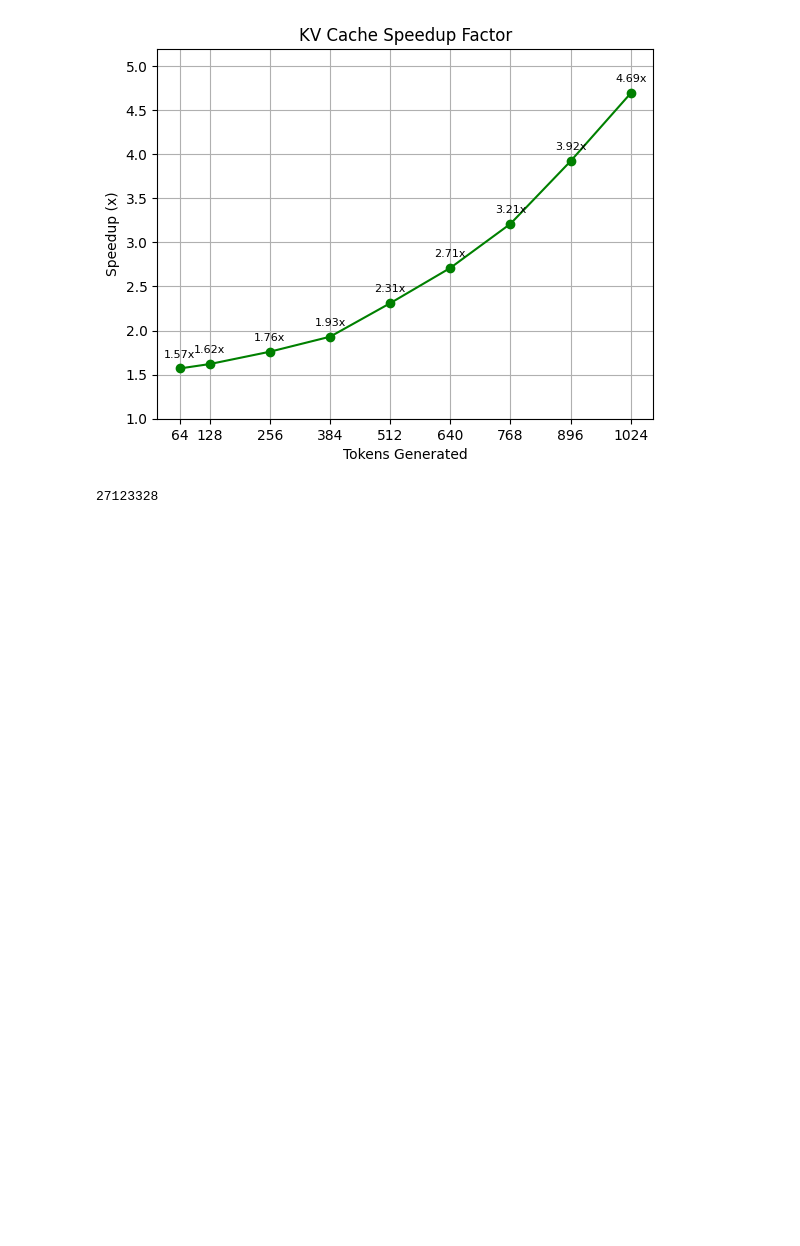
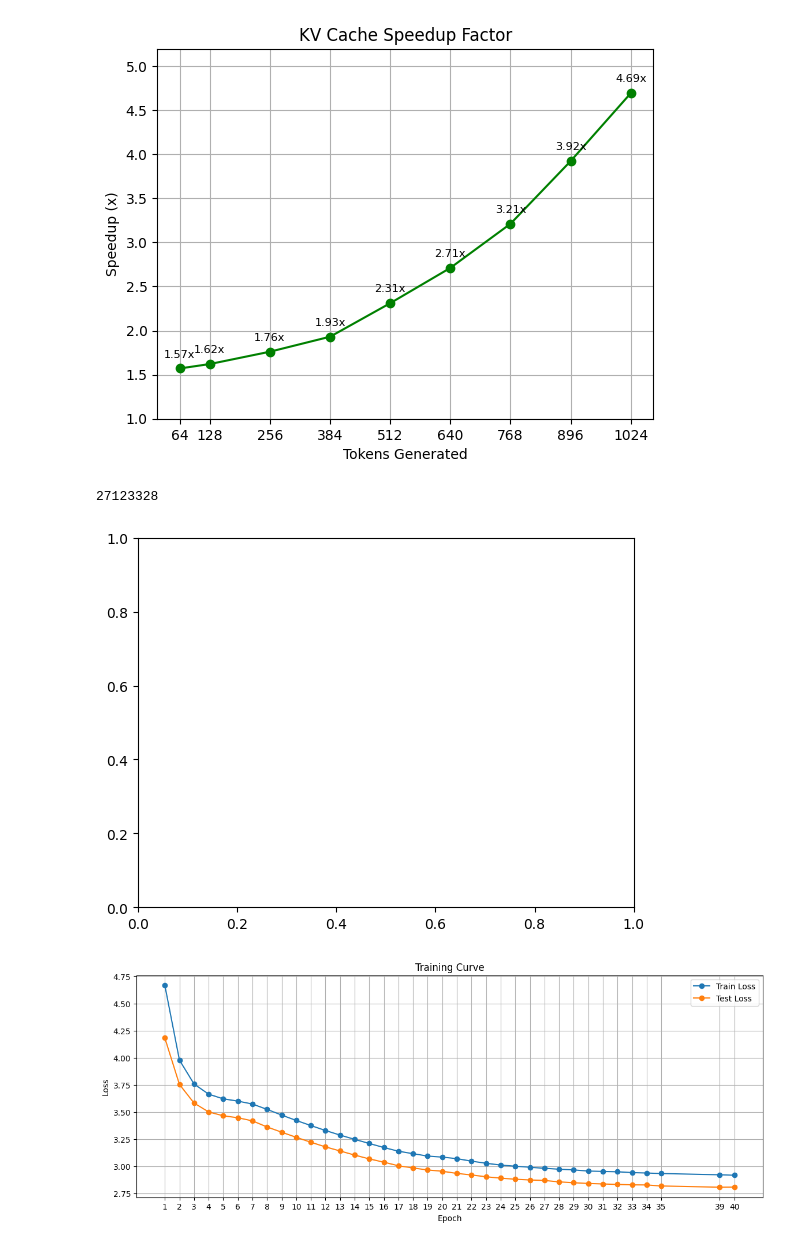
Before and after one commit to Naneet/BlockFormer, a Jupyter notebook: notebooks/blockformer-inference.ipynb, the cells around one changed output. Cells and saved outputs as stored; diff of their text form; code cells hidden in the pictures; blank space fills up the shorter version.

```diff
--- a/notebooks/blockformer-inference.ipynb
+++ b/notebooks/blockformer-inference.ipynb
@@ -308,6 +308,8 @@ class TransformerDecoder(nn.Module):
         if return_cache and kv_cache == None:
             use_cache = True
             kv_cache = [None for _ in range(len(self.layers))]
+        elif kv_cache is not None:
+            use_cache = True
         else:
             use_cache = False
         x = input_ids
@@ -517,7 +520,7 @@ print("Checkpoint loaded successfully.")
 # %% [output]
 Checkpoint loaded successfully.
 # %%
-model = model.module
+model = model._orig_mod
 # %%
 input_text = 'Once upon a time there was a lion'
 tokens = tokenizer.encode(input_text).ids
@@ -631,3 +633,46 @@ plt.show()
 sum(p.numel() for p in model.parameters())
 # %% [output]
 27123328
+# %%
+epochs = list(range(1, 41))
+
+train_loss = [
+    4.6663, 3.9783, 3.7579, 3.6644, 3.6215, 3.6006, 3.5734, 3.5244, 3.4718, 3.4222,
+    3.3753, 3.3298, 3.2875, 3.2483, 3.2103, 3.1731, 3.1387, 3.1163, 3.0940, 3.0848,
+    3.0703, 3.0475, 3.0279, 3.0112, 3.0008, 2.9911, 2.9817, 2.9732, 2.9668, 2.9561,
+    2.9527, 2.9495, 2.9420, 2.9383, 2.9334, None, None, None, 2.9218, 2.9175
+]
+
+test_loss = [
+    4.1818, 3.7541, 3.5826, 3.5007, 3.4652, 3.4473, 3.4184, 3.3625, 3.3141, 3.2669,
+    3.2217, 3.1789, 3.1413, 3.1034, 3.0682, 3.0379, 3.0048, 2.9844, 2.9664, 2.9543,
+    2.9345, 2.9203, 2.9035, 2.8910, 2.8808, 2.8742, 2.8697, 2.8566, 2.8485, 2.8418,
+    2.8375, 2.8329, 2.8291, 2.8283, 2.8187, None, None, None, 2.8074, 2.8085
+]
+
+perplexity = [
+    65.48, 42.69, 35.97, 33.14, 31.98, 31.42, 30.52, 28.86, 27.50, 26.23,
+    25.07, 24.02, 23.13, 22.27, 21.50, 20.86, 20.18, 19.77, 19.42, 19.19,
+    18.81, 18.55, 18.24, 18.01, 17.83, 17.71, 17.63, 17.40, 17.26, 17.15,
+    17.07, 16.99, 16.93, 16.92, 16.76, None, None, None, 16.57, 16.59
+]
+# %%
+import matplotlib.pyplot as plt
+
+def filter_none(xs, ys):
+    return zip(*[(x, y) for x, y in zip(xs, ys) if y is not None])
+
+fig, ax = plt.subplots()
+fig, ax = plt.subplots(figsize=(14, 5))
+ax.plot(*filter_none(epochs, train_loss), marker='o', label='Train Loss')
+ax.plot(*filter_none(epochs, test_loss), marker='o', label='Test Loss')
+ax.set_xlabel('Epoch')
+ax.set_ylabel('Loss')
+ax.set_title('Training Curve')
+ax.set_xticks([e for e, v in zip(epochs, train_loss) if v is not None])
+ax.grid()
+ax.legend()
+plt.show()
+# %% [output]
+[figure, added]
+[figure, added]
```
Also changed, not shown: parts of 5 cells of this notebook.
